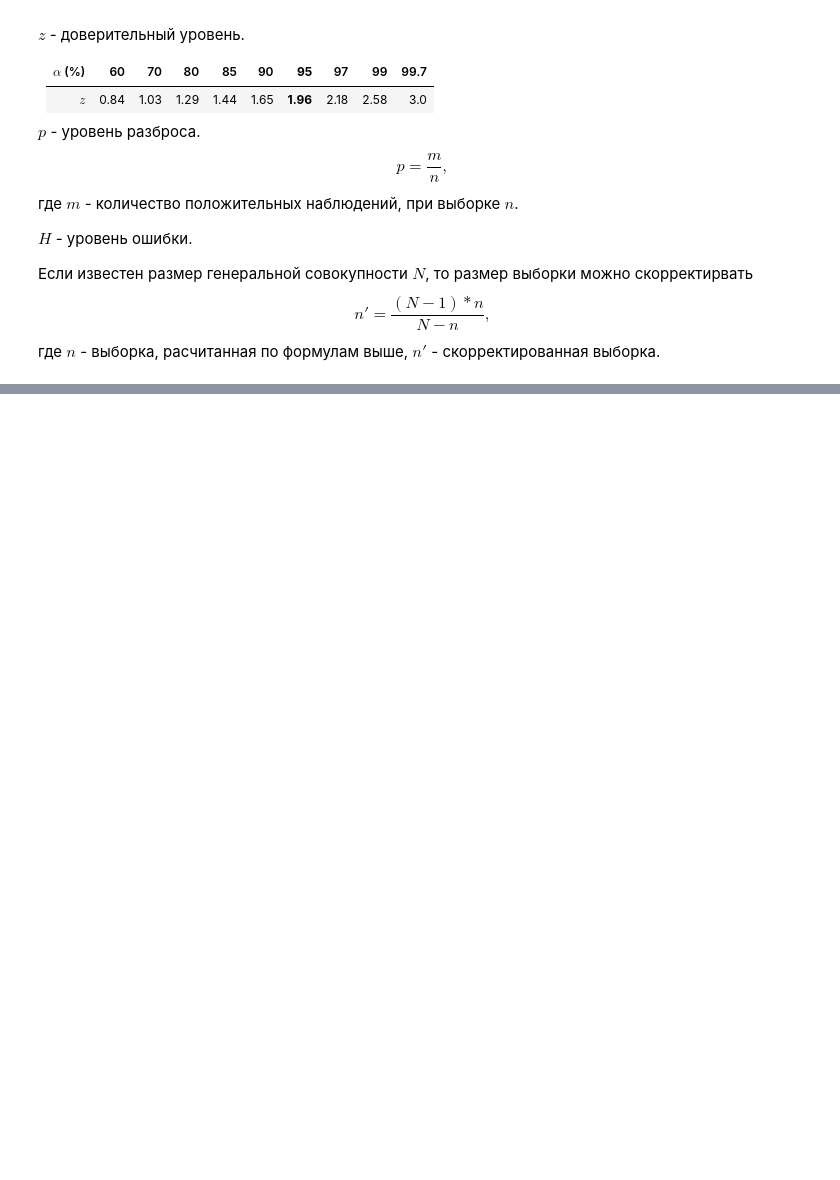
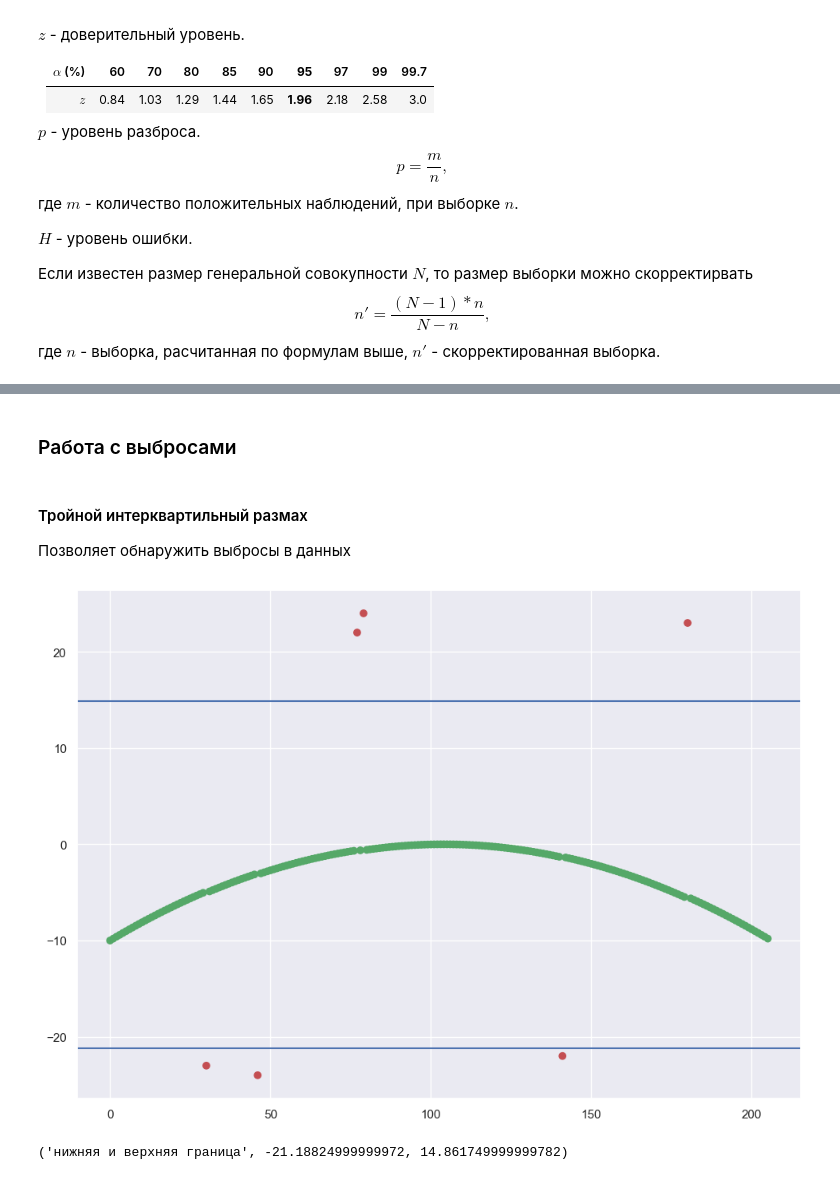
Before and after one commit to Cyber-Zhaba/DataAnalysisSummary, a Jupyter notebook: Summary.ipynb, the cells around one changed output, grey strips where cells are left out. Drawn from its saved outputs; the diff is of its cells as text; code cells hidden in the pictures; blank space fills up the shorter version.

```diff
--- a/Summary.ipynb
+++ b/Summary.ipynb
@@ -221,0 +301,37 @@ $H$ - уровень ошибки.
+# %% [markdown]
+### Работа с выбросами
+# %% [markdown]
+#### Тройной интерквартильный размах
+Позволяет обнаружить выбросы в данных
+# %%
+data = list(-(np.arange(-10, 10, 0.1) ** 2) / 10)
+
+anomalies_to_insert = [-22, 22, -23, 23, -24, 24]
+
+for anom in anomalies_to_insert:
+    data.insert(np.random.randint(0, len(data)), anom)
+
+spread_df = pd.DataFrame(
+    {"A": data}
+)
+
+Q1 = spread_df["A"].quantile(0.25)
+Q3 = spread_df["A"].quantile(0.75)
+
+IQR = Q3 - Q1
+
+lower_bound = Q1 - 3 * IQR
+upper_bound = Q3 + 3 * IQR
+
+colors = np.where((spread_df["A"] > lower_bound) & (spread_df["A"] < upper_bound), 'g', 'r')
+plt.scatter(x=np.arange(len(spread_df["A"])), y=spread_df["A"], c=colors)
+
+plt.axhline(y=lower_bound, c='b')
+plt.axhline(y=upper_bound, c='b')
+
+plt.show()
+
+'нижняя и верхняя граница', lower_bound, upper_bound
+# %% [output]
+[figure, added]
+('нижняя и верхняя граница', -21.18824999999972, 14.861749999999782)
```
Also changed, not shown: parts of 13 cells of this notebook.
